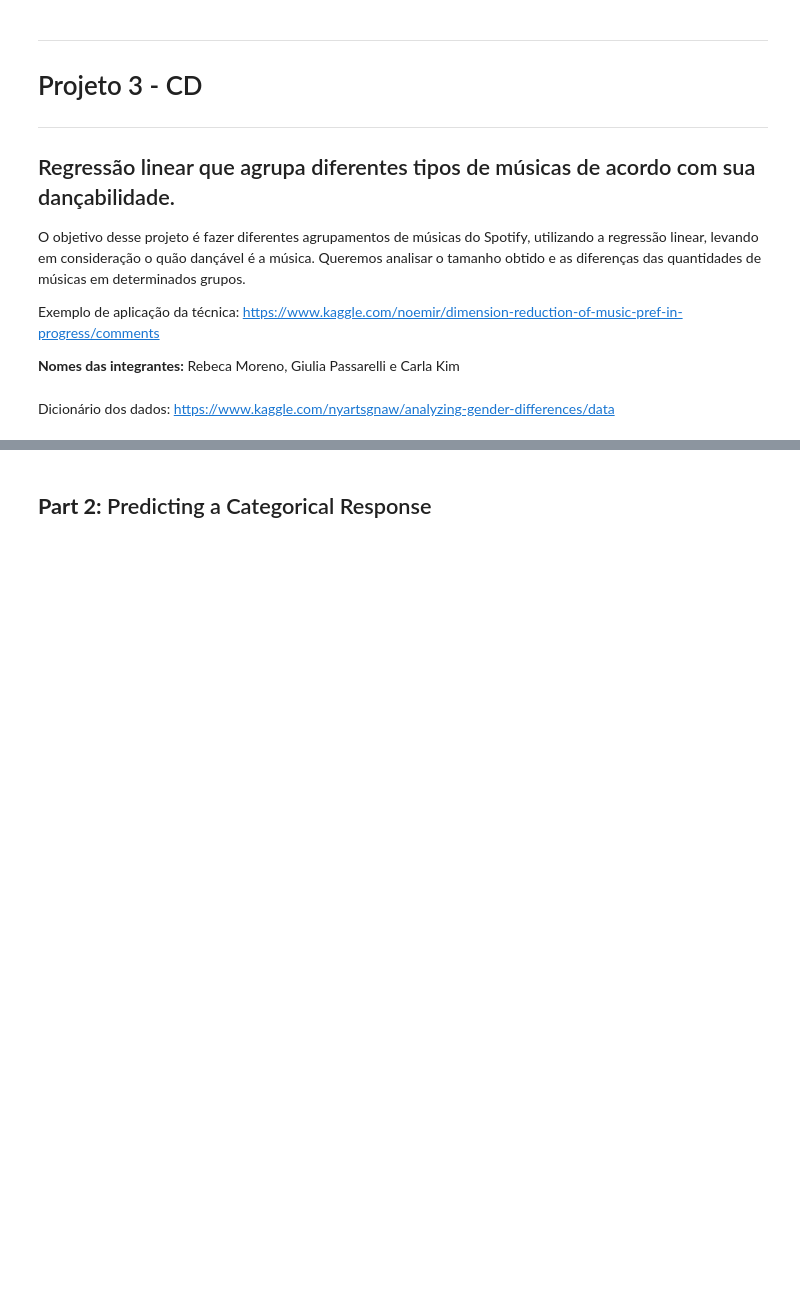
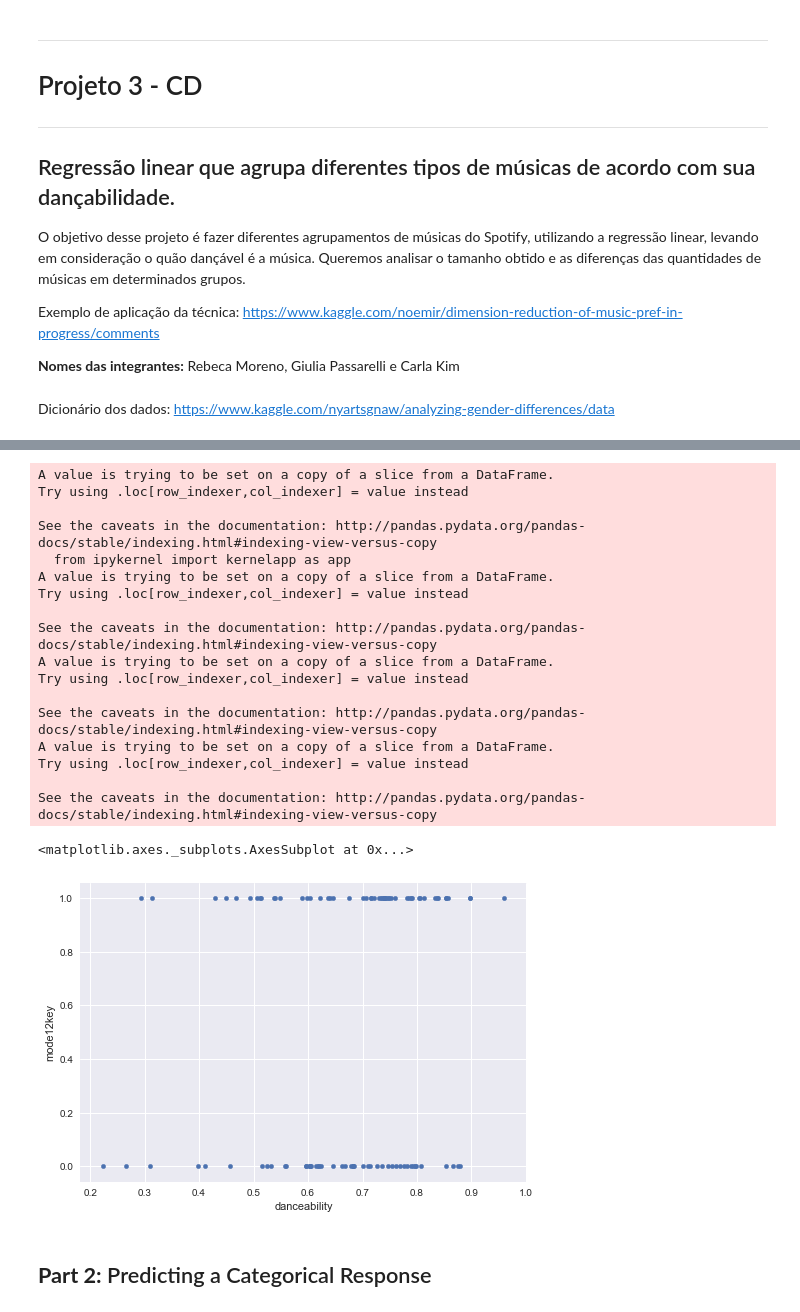
Before and after one commit to R09090909/Projeto3-cd, a Jupyter notebook: Projeto-3-CD-4.0.ipynb, the cells around one changed output, grey strips where cells are left out. Drawn from its saved outputs; the diff is of its cells as text; code cells hidden in the pictures; blank space fills up the shorter version.

```diff
--- a/Projeto-3-CD-4.0.ipynb
+++ b/Projeto-3-CD-4.0.ipynb
@@ -27,24 +27,11 @@ from mpl_toolkits.mplot3d import Axes3D
 # %%
 #lendo a planilha de dados
 sptdata = pd.read_csv("data.csv")
-#criando o dataframe que será usado
-spotdata = pd.DataFrame()
+
 #ajustando a quantidade de termos que precisamos usar
-listamode = []
-listakey = []
-listadance = []
-listaacousticness = []
-
-for i in range(0,100):
-    listamode.append(sptdata['mode'][i])
-    listakey.append(sptdata['key'][i])
-    listadance.append(sptdata['danceability'][i])
-    listaacousticness.append(sptdata['acousticness'])
-
-spotdata['mode'] = listamode
-spotdata['key'] = listakey
-spotdata['danceability'] = listadance
-spotdata['acousticness'] = listaacousticness
+spotdata = sptdata[0:100]
+spotdatatreina = sptdata[100:200]
+spotdata.energy = sptdata.energy[0:100]
 # %% [markdown]
 Dicionário dos dados:
 https://www.kaggle.com/nyartsgnaw/analyzing-gender-differences/data
@@ -58,3 +61,35 @@ spotdata.plot(kind = "scatter", x = "danceability", y = "mode100key")
+# %%
+#para o treinamento do computador dos 100 primeiros termos
+spotdata['mode12key'] = spotdata['mode']*12 + spotdata['key']
+
+spotdata['mode12key'] = np.where(spotdata.mode12key >= spotdata['mode12key'].mean(), 1, 0)
+
+#para o teste dos novos termos de 100 a 200
+spotdata['mode12keytreina'] = spotdatatreina['mode']*12 + spotdatatreina['key']
+spotdata['mode12keytreina'] = np.where(spotdata.mode12keytreina >= spotdata['mode12keytreina'].mean(), 1, 0)
+
+#plot do gráfico
+spotdata.plot(kind = "scatter", x = "danceability", y = "mode12key")
+# %% [output]
+A value is trying to be set on a copy of a slice from a DataFrame.
+Try using .loc[row_indexer,col_indexer] = value instead
+
+See the caveats in the documentation: http://pandas.pydata.org/pandas-docs/stable/indexing.html#indexing-view-versus-copy
+  from ipykernel import kernelapp as app
+A value is trying to be set on a copy of a slice from a DataFrame.
+Try using .loc[row_indexer,col_indexer] = value instead
+
+See the caveats in the documentation: http://pandas.pydata.org/pandas-docs/stable/indexing.html#indexing-view-versus-copy
+A value is trying to be set on a copy of a slice from a DataFrame.
+Try using .loc[row_indexer,col_indexer] = value instead
+
+See the caveats in the documentation: http://pandas.pydata.org/pandas-docs/stable/indexing.html#indexing-view-versus-copy
+A value is trying to be set on a copy of a slice from a DataFrame.
+Try using .loc[row_indexer,col_indexer] = value instead
+
+See the caveats in the documentation: http://pandas.pydata.org/pandas-docs/stable/indexing.html#indexing-view-versus-copy
+<matplotlib.axes._subplots.AxesSubplot at 0x...>
+[figure, added]
 # %% [markdown]
 ## **Part 2:** Predicting a Categorical Response
 # %%
```
Also changed, not shown: parts of 11 cells of this notebook.
